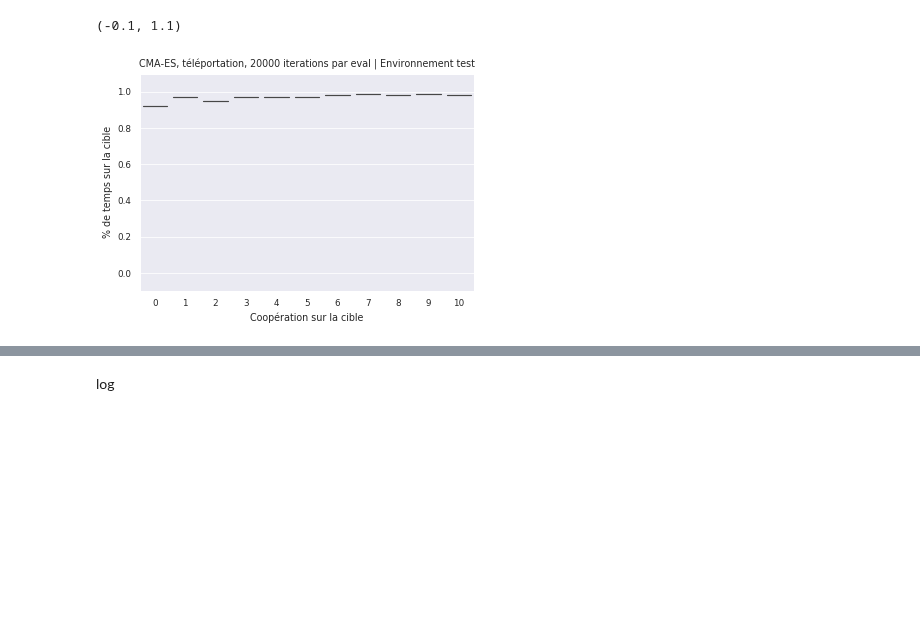
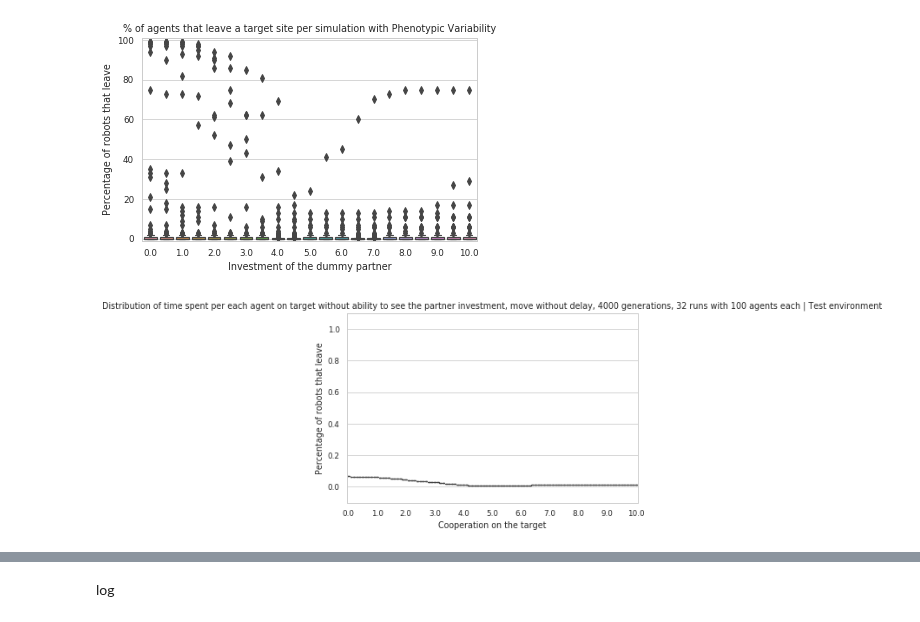
Before and after one commit to PaulEcoffet/roborobo3, a Jupyter notebook: roborobo3/notebooks/heatmap_choice.ipynb, the cells around one changed output, grey strips where cells are left out. Cells and saved outputs as stored; diff of their text form; code cells hidden in the pictures; blank space fills up the shorter version.

```diff
--- a/roborobo3/notebooks/heatmap_choice.ipynb
+++ b/roborobo3/notebooks/heatmap_choice.ipynb
@@ -58,10 +70,48 @@ log = pd.concat(logs)
+# %%
+sns.set_context('paper')
+sns.set_style('whitegrid')
+#sns.stripplot(y='teleport', x='oppCoop', data=log.query('oppNb == 1').groupby(['oppNb', 'oppCoop', 'run'], as_index=False).mean(), cut=0, scale="width")
+
+plt.figure(figsize=(6, 6/1.61))
+sns.boxplot(y='teleport', x='oppCoop', data=log.query('oppNb == 1 and oppCoop % 0.5 == 0').groupby(['oppNb', 'oppCoop', 'run'], as_index=False).mean() * 100)
+plt.title('% of agents that leave a target site per simulation with Phenotypic Variability')
+plt.ylabel('Percentage of robots that leave')
+plt.xlabel('Investment of the dummy partner')
+plt.xticks(np.arange(0, 11/0.5, 2), np.arange(0, 10.5, 1))
+plt.ylim(-1, 101);
+#plt.tight_layout()
+plt.savefig(f'Results/satisficing_{condcond}.pdf', bbox_inches = "tight")
+plt.show()
+
+plt.figure()
+sns.boxplot(y='teleport', x='oppCoop', data=log.query('oppNb == 1').groupby(['oppNb', 'oppCoop'], as_index=False).mean())
+plt.title('Distribution of time spent per each agent on target without ability to see the partner investment, move without delay, 4000 generations, 32 runs with 100 agents each | Test environment')
+plt.ylabel('Percentage of robots that leave')
+plt.xlabel('Cooperation on the target')
+plt.xticks(np.arange(0, 101, 10), np.linspace(0, 10, 11))
+plt.ylim(-0.1, 1.1);
+plt.show()
+
+if False:
+    for run in log['run'].unique():
+        plt.figure()
+        sns.stripplot(y='teleport', x='oppCoop', data=log.query(f'oppNb == 1 and run == {run}').groupby(['oppNb', 'oppCoop', 'run'], as_index=False).mean())
+        plt.title('Distribution of time spent per each agent on target without ability to see the partner investment, move without delay, 4000 generations, 32 runs with 100 agents each | Test environment')
+        plt.ylabel('% de temps sur la cible')
+        plt.xlabel('Coopération sur la cible')
+        plt.xticks(np.arange(0, 101, 10), np.linspace(0, 10, 11))
+        plt.ylim(-0.1, 1.1);
+        plt.show();
+# %% [output]
+[figure, added]
+[figure, added]
 # %%
-sns.set_context('paper')
-sns.violinplot(y='onOpp', x='oppCoop', data=log.query('oppNb == 1'), cut=0, scale="width")
-plt.title('CMA-ES, téléportation, 20000 iterations par eval | Environnement test')
-plt.ylabel('% de temps sur la cible')
-plt.xlabel('Coopération sur la cible')
-plt.ylim(-0.1, 1.1)
+if False:
+    sns.distplot(log.query('oppCoop == 6 and oppNb == 1')['ownCoop'], kde=False)
+    plt.title('CMA-ES, téléportation, 20000 iterations par eval | Environnement test')
+    plt.ylabel('coop de l\'agent')
+    plt.xlabel('nb agent sur la cible')
+    plt.axvline(2.5, c="r", label="ESS")
+    plt.axvline(6.5, c="b", label="SO")
+    plt.xlim(-0.1, 10.1)
+    plt.legend()
-# %% [output]
-(-0.1, 1.1)
-[figure, removed]
```
Also changed, not shown: parts of 7 cells of this notebook, 22 other files.
